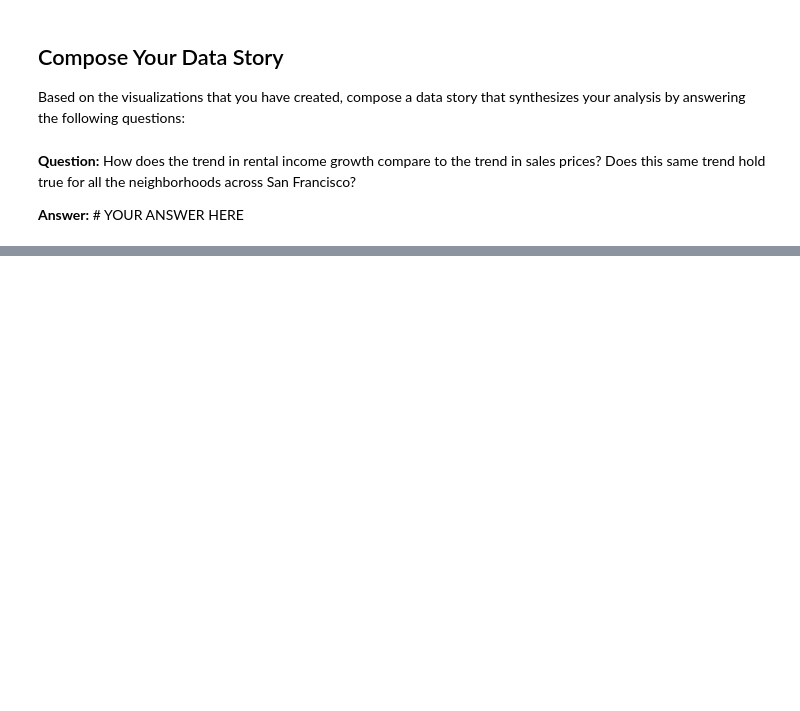
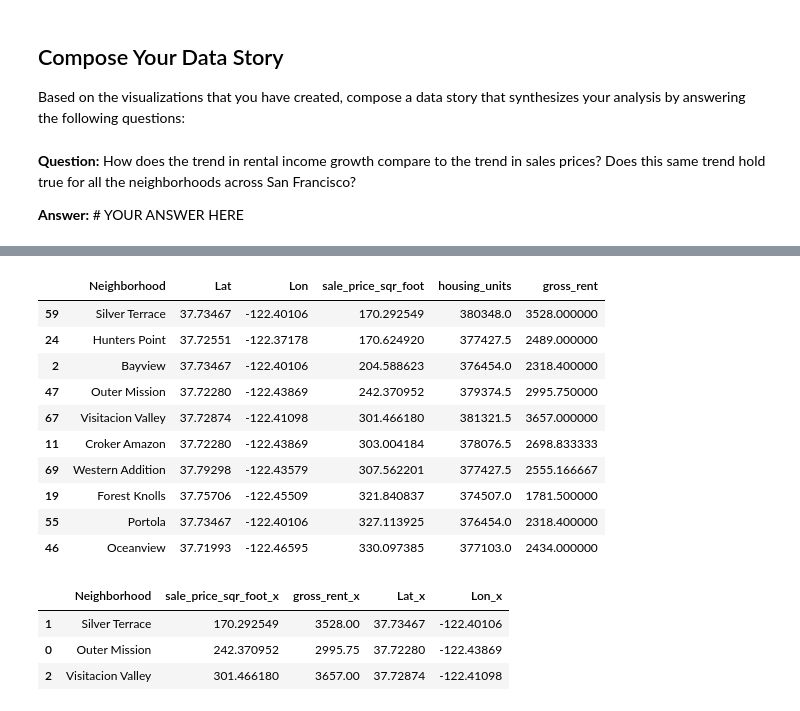
Before and after one commit to gitgenesis/Mod6_Challenge, a Jupyter notebook: san_francisco_housing.ipynb, the cells around one changed output, grey strips where cells are left out. Cells and saved outputs as stored; diff of their text form; code cells hidden in the pictures; blank space fills up the shorter version.

```diff
--- a/san_francisco_housing.ipynb
+++ b/san_francisco_housing.ipynb
@@ -498,0 +702,28 @@ Based on the visualizations that you have created, compose a data story that syn
+# %%
+# Let determine the ten lowest sale price per foot square
+ten_highest_sale_price = all_neighborhoods_df.sort_values('sale_price_sqr_foot').head(10)
+ten_highest_sale_price
+# %% [output]
+|  | Neighborhood | Lat | Lon | sale_price_sqr_foot | housing_units | gross_rent |
+| 59 | Silver Terrace | 37.73467 | -122.40106 | 170.292549 | 380348.0 | 3528.000000 |
+| 24 | Hunters Point | 37.72551 | -122.37178 | 170.624920 | 377427.5 | 2489.000000 |
+| 2 | Bayview | 37.73467 | -122.40106 | 204.588623 | 376454.0 | 2318.400000 |
+| 47 | Outer Mission | 37.72280 | -122.43869 | 242.370952 | 379374.5 | 2995.750000 |
+| 67 | Visitacion Valley | 37.72874 | -122.41098 | 301.466180 | 381321.5 | 3657.000000 |
+| 11 | Croker Amazon | 37.72280 | -122.43869 | 303.004184 | 378076.5 | 2698.833333 |
+| 69 | Western Addition | 37.79298 | -122.43579 | 307.562201 | 377427.5 | 2555.166667 |
+| 19 | Forest Knolls | 37.75706 | -122.45509 | 321.840837 | 374507.0 | 1781.500000 |
+| 55 | Portola | 37.73467 | -122.40106 | 327.113925 | 376454.0 | 2318.400000 |
+| 46 | Oceanview | 37.71993 | -122.46595 | 330.097385 | 377103.0 | 2434.000000 |
+# %%
+#inner join to get the five Best Neighborhood of san Francisco to invest in, sorted by sale price per sqr ft
+
+inner_join_df= pd.merge(ten_highest_rent, ten_highest_sale_price, on='Neighborhood', how='inner')
+filter_inner_join_df = inner_join_df[['Neighborhood', 'sale_price_sqr_foot_x', 'gross_rent_x', 'Lat_x', 'Lon_x']]
+ten_best_neighborhoods_for_investment = filter_inner_join_df.sort_values('sale_price_sqr_foot_x').head(10)
+ten_best_neighborhoods_for_investment
+# %% [output]
+|  | Neighborhood | sale_price_sqr_foot_x | gross_rent_x | Lat_x | Lon_x |
+| 1 | Silver Terrace | 170.292549 | 3528.00 | 37.73467 | -122.40106 |
+| 0 | Outer Mission | 242.370952 | 2995.75 | 37.72280 | -122.43869 |
+| 2 | Visitacion Valley | 301.466180 | 3657.00 | 37.72874 | -122.41098 |
```
Also changed, not shown: parts of 23 cells of this notebook.
